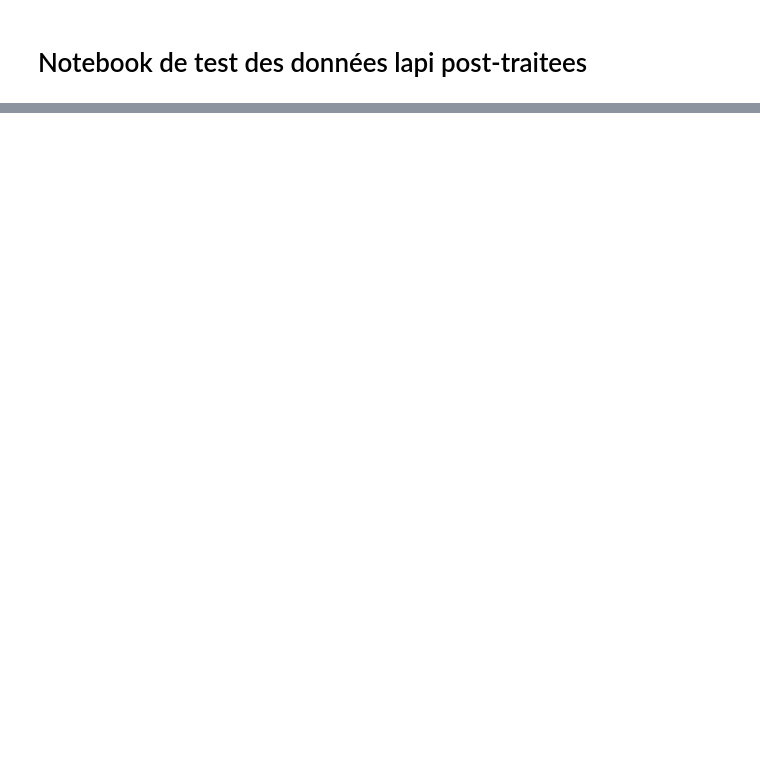
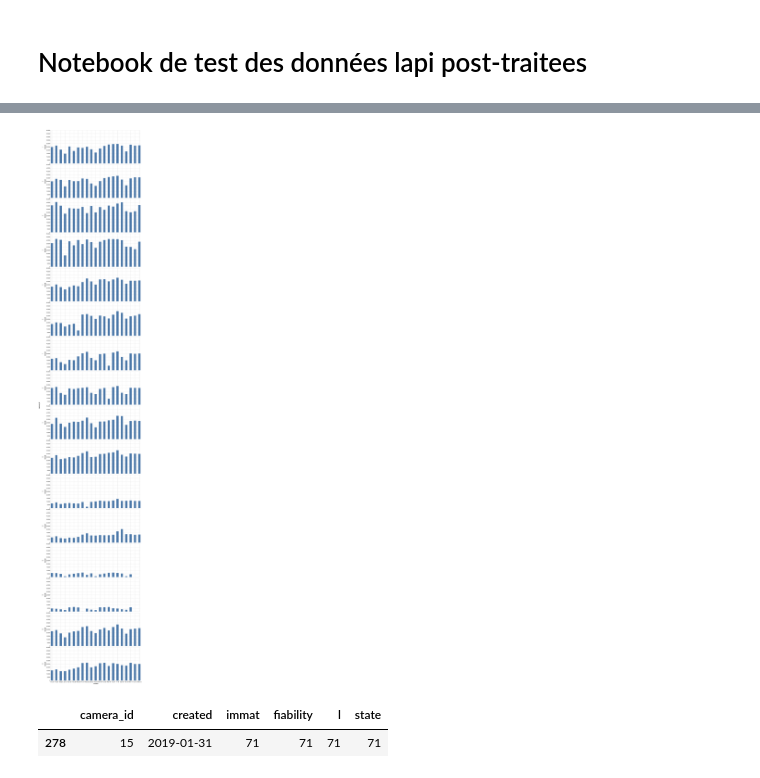
Before and after one commit to nantodevison/lapi, a Jupyter notebook: Carto_Lapi/Analyse/Donnees_postraitees.ipynb, the cells around one changed output, grey strips where cells are left out. Cells and saved outputs as stored; diff of their text form; code cells hidden in the pictures; blank space fills up the shorter version.

Commit message:
correction attribut source immatriculation et notebook posttraitees

```diff
--- a/Carto_Lapi/Analyse/Donnees_postraitees.ipynb
+++ b/Carto_Lapi/Analyse/Donnees_postraitees.ipynb
@@ -23,2 +21,2 @@ The autoreload extension is already loaded. To reload it, use:
 # %%
-df_passages, df_plaques=t.ouvrir_fichier_lapi_final('2019-01-24 00:00:00','2019-02-13 23:59:59')
+df_passages, df_plaques, df_immat=t.ouvrir_fichier_lapi_final('2019-01-24 00:00:00','2019-02-13 23:59:59')
@@ -26,0 +25,2 @@ NameError: name 'requete' is not defined
+# %%
+nb_passage_j_cam=df_passages.set_index('created').groupby('camera_id').resample('D').count().drop('camera_id',axis=1).reset_index()
@@ -26,0 +36,13 @@ NameError: name 'requete' is not defined
+# %%
+graph_filtre_tps = alt.Chart(nb_passage_j_cam).mark_bar(size=20).encode(
+                                x='created',
+                                y='immat').properties(width=800).facet(row='camera_id')
+# %%
+graph_filtre_tps
+# %% [output]
+[figure, added]
+# %%
+nb_passage_j_cam.loc[(nb_passage_j_cam['created']==pd.to_datetime('2019-01-31')) & (nb_passage_j_cam['camera_id']==15)]
+# %% [output]
+|  | camera_id | created | immat | fiability | l | state |
+| 278 | 15 | 2019-01-31 | 71 | 71 | 71 | 71 |
```
Also changed, not shown: parts of 6 cells of this notebook, 2 other files.
